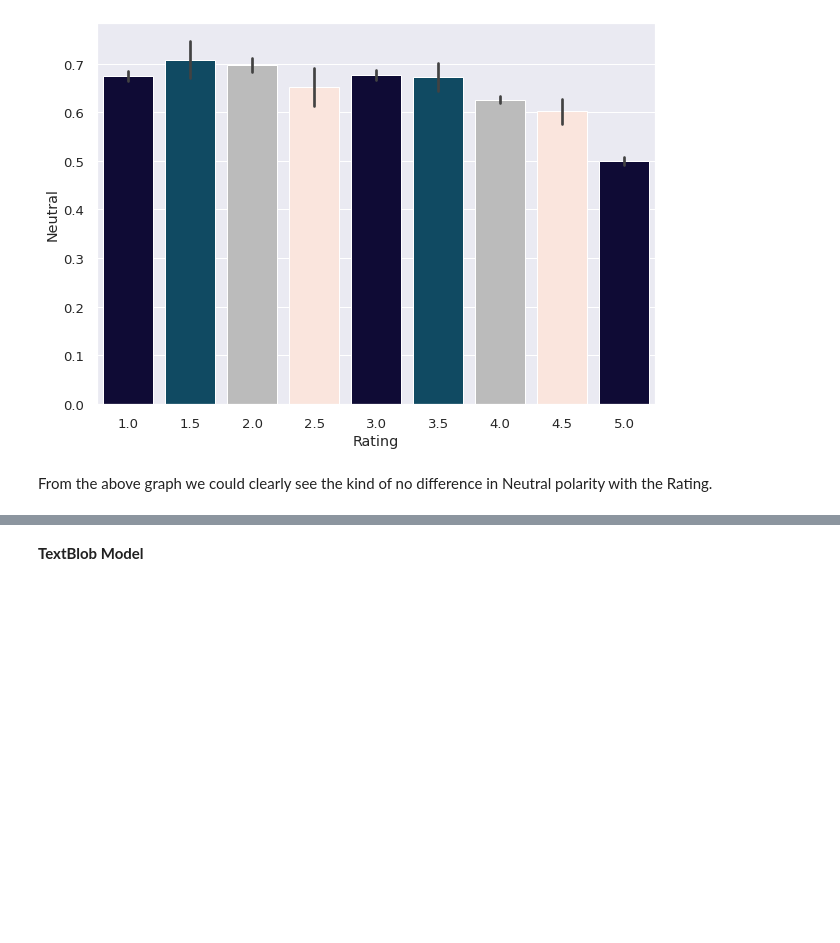
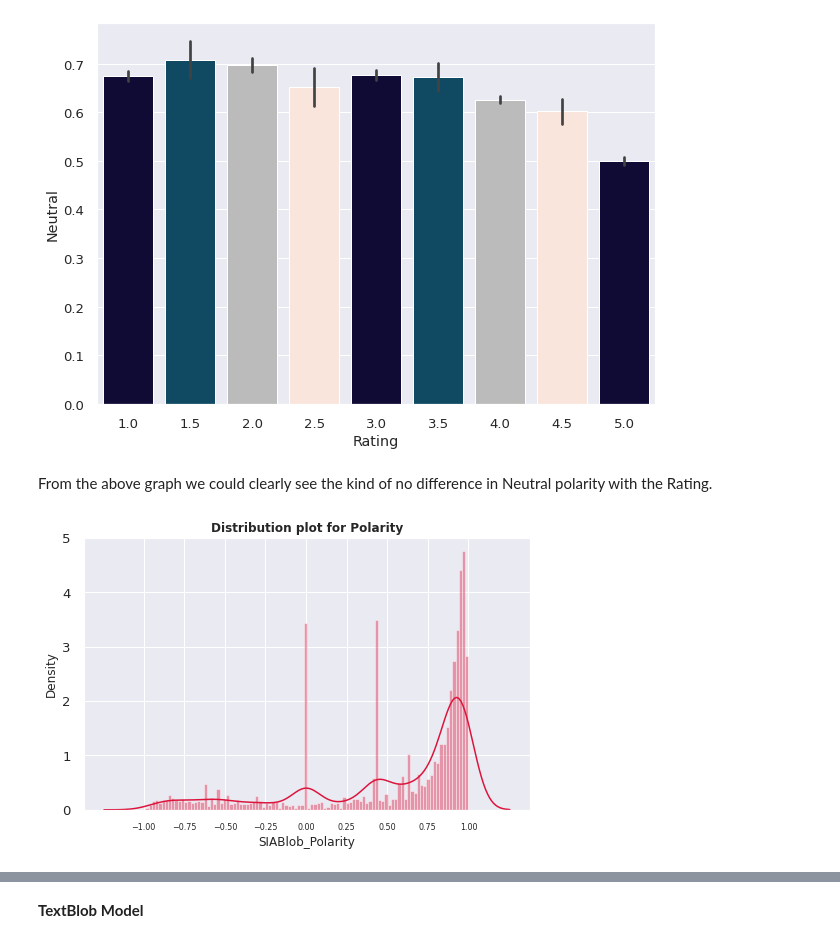
Before and after one commit to SethupathyM/Unsupervised_ML_Clustering_and_Sentiment_Analysis_Zomato_Restaurant, a Jupyter notebook: Zomato_Restaurant_Clustering_and_Sentiment_Analysis_.ipynb, the cells around one changed output, grey strips where cells are left out. Drawn from its saved outputs; the diff is of its cells as text; code cells hidden in the pictures; blank space fills up the shorter version.

```diff
--- a/Zomato_Restaurant_Clustering_and_Sentiment_Analysis_.ipynb
+++ b/Zomato_Restaurant_Clustering_and_Sentiment_Analysis_.ipynb
@@ -1286,3 +1295,19 @@ barplotpolarity('Rating','Neutral',['#0A043C','#03506F','#BBBBBB','#FFE3D8'])
 [figure]
 # %% [markdown]
 From the above graph we could clearly see the kind of no difference in Neutral polarity with the Rating.
+# %%
+# Function for Polarity Distribution plot
+def dist_polarity(df,xlabel,color):
+  plt.figure(figsize=(8,5))
+  xticks = [-1,-0.75,-0.5,-0.25,0,0.25,0.5,0.75,1]
+  sns.distplot(df,bins = 100,color= color)
+  plt.title('Distribution plot for Polarity',fontsize = 12,fontweight = 'bold')
+  plt.xlabel(xlabel,fontsize = 12)
+  plt.ylabel('Density',fontsize = 12)
+  plt.xticks(xticks,fontsize = 8)
+  plt.show()
+# %%
+# SIA distribution plot
+dist_polarity(merged_df['SIA_Compound'],'SIABlob_Polarity','crimson')
+# %% [output]
+[figure, added]
```
Also changed, not shown: parts of 8 cells of this notebook.
